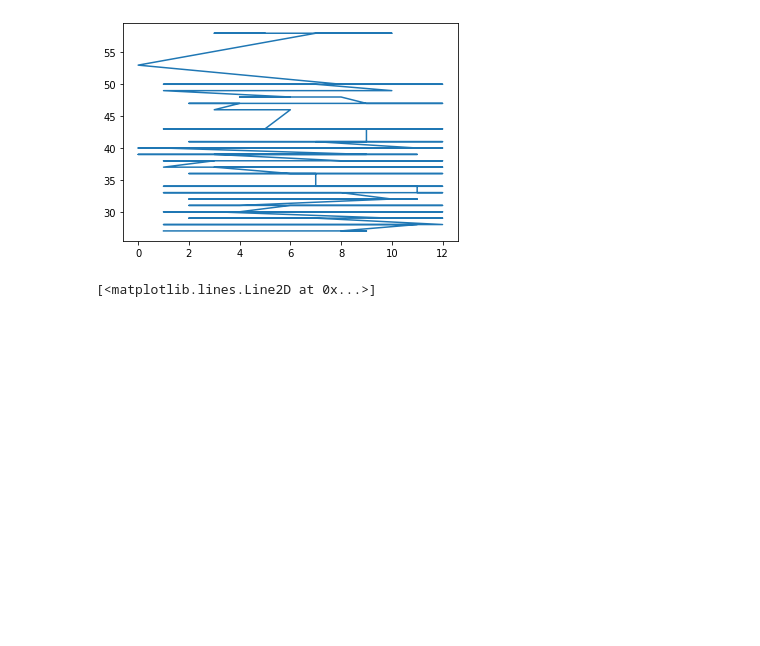
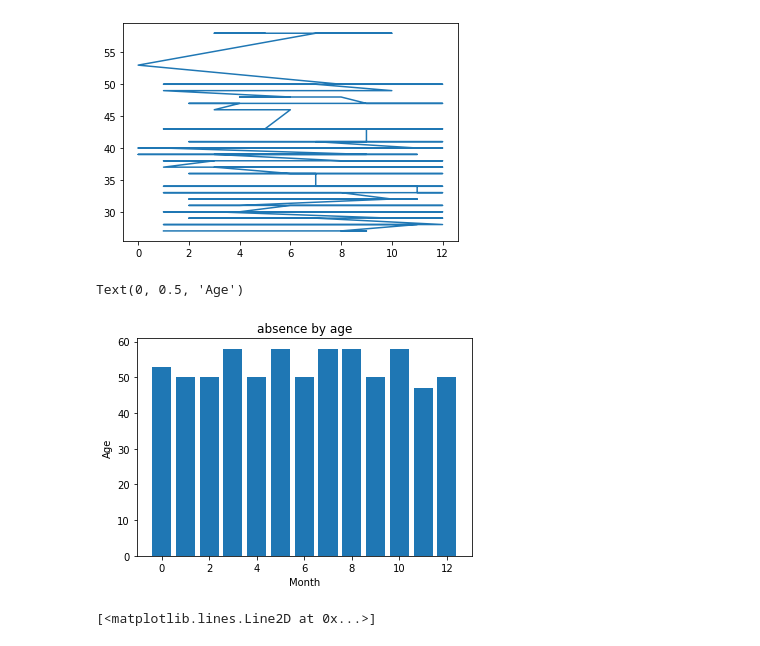
Before and after one commit to Eliphaz/correlation-trials, a Jupyter notebook: analysis.ipynb, the cells around one changed output. Drawn from its saved outputs; the diff is of its cells as text; code cells hidden in the pictures; blank space fills up the shorter version.

```diff
--- a/analysis.ipynb
+++ b/analysis.ipynb
@@ -149,6 +165,19 @@ plt.plot(age_and_month['Month of absence'], age_and_month['Age'])
 # %% [output]
 [<matplotlib.lines.Line2D at 0x...>]
 [figure]
+# %%
+x = age_and_month['Month of absence']
+y = age_and_month['Age']
+
+plt.bar(x,y)
+
+plt.title('absence by age')
+
+plt.xlabel('Month')
+plt.ylabel('Age')
+# %% [output]
+Text(0, 0.5, 'Age')
+[figure, added]
 # %%
 spearmanr(df['Service time'],
             df['Reason for absence'])
```
Also changed, not shown: parts of 9 cells of this notebook, 1 other file.
